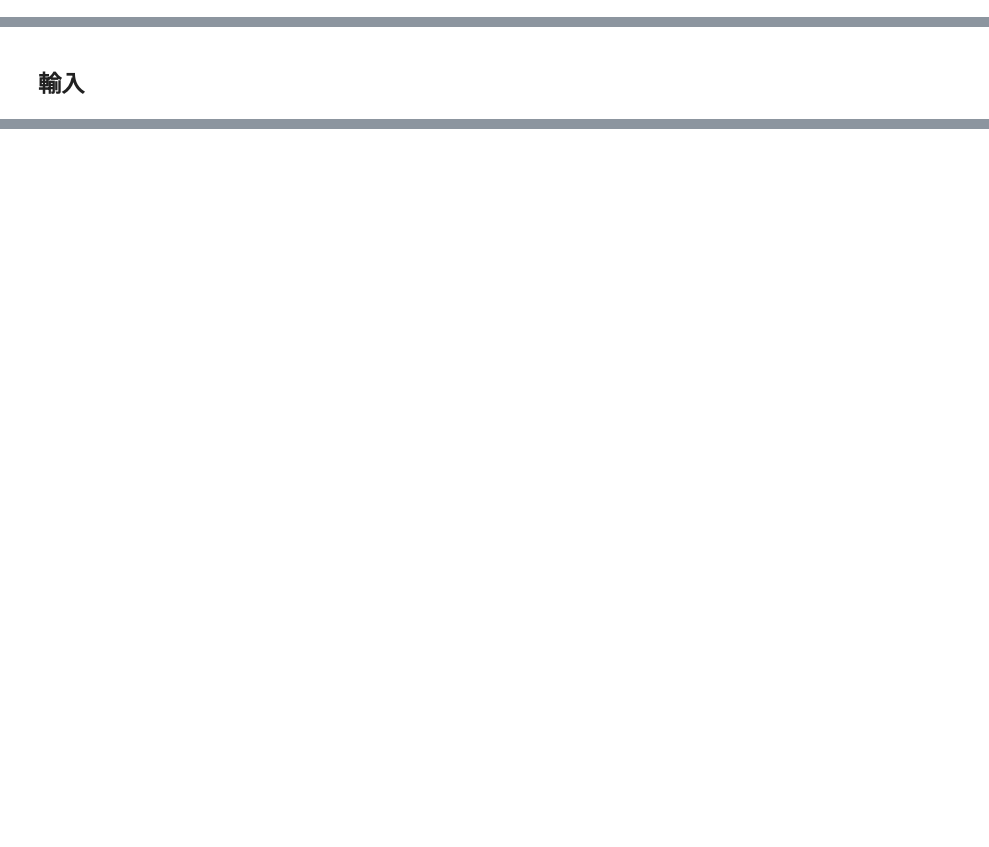
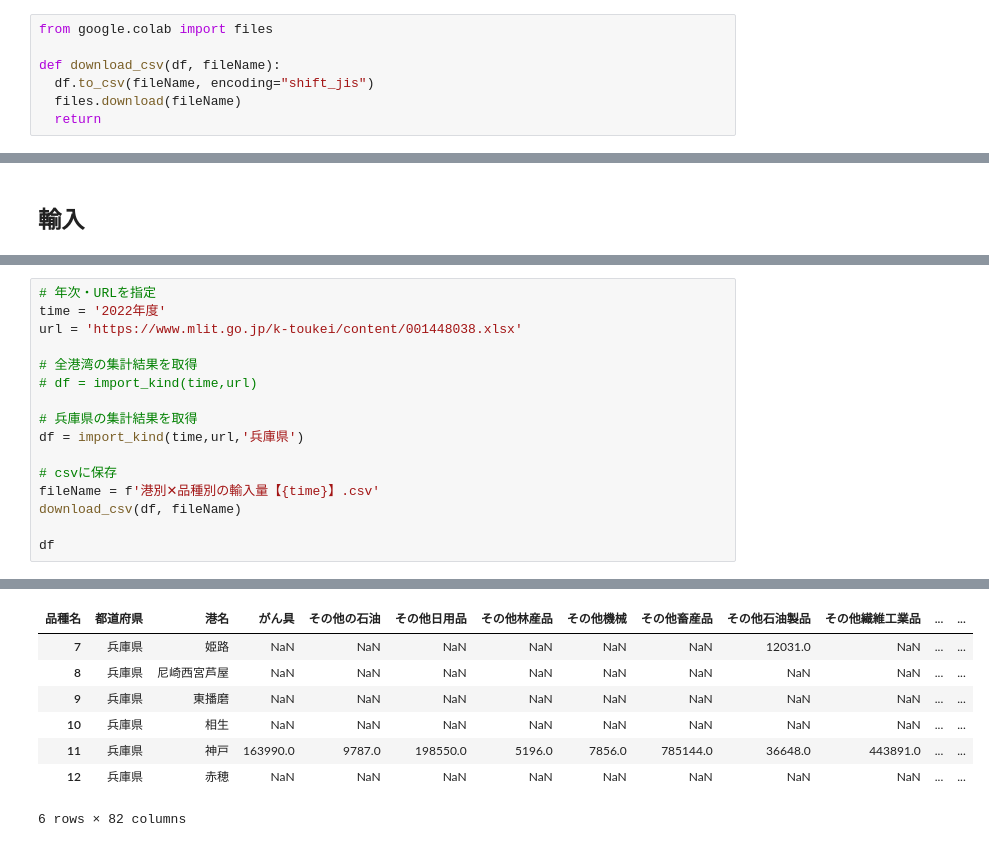
Before and after one commit to dicechick373/google-colab, a Jupyter notebook: 2022_kouwan/港湾統計（全国）.ipynb, the cells around one changed output, grey strips where cells are left out. Cells and saved outputs as stored; diff of their text form; blank space fills up the shorter version.

Commit message:
Colaboratory を使用して作成しました

```diff
--- a/2022_kouwan/港湾統計（全国）.ipynb
+++ b/2022_kouwan/港湾統計（全国）.ipynb
@@ -35,0 +40,7 @@ def get_excel(url):
+# %%
+from google.colab import files
+
+def download_csv(df, fileName):
+  df.to_csv(fileName, encoding="shift_jis")
+  files.download(fileName)
+  return
@@ -37,0 +73,17 @@ def get_excel(url):
+# %%
+# 年次・URLを指定
+time = '2022年度'
+url = 'https://www.mlit.go.jp/k-toukei/content/001448038.xlsx'
+
+# 全港湾の集計結果を取得
+# df = import_kind(time,url)
+
+# 兵庫県の集計結果を取得
+df = import_kind(time,url,'兵庫県')
+
+# csvに保存
+fileName = f'港別✕品種別の輸入量【{time}】.csv'
+download_csv(df, fileName)
+
+df
+# %% [output]
@@ -37,0 +92,8 @@ def get_excel(url):
+| 品種名 | 都道府県 | 港名 | がん具 | その他の石油 | その他日用品 | その他林産品 | その他機械 | その他畜産品 | その他石油製品 | その他繊維工業品 | ... | ... |
+| 7 | 兵庫県 | 姫路 | NaN | NaN | NaN | NaN | NaN | NaN | 12031.0 | NaN | ... | ... |
+| 8 | 兵庫県 | 尼崎西宮芦屋 | NaN | NaN | NaN | NaN | NaN | NaN | NaN | NaN | ... | ... |
+| 9 | 兵庫県 | 東播磨 | NaN | NaN | NaN | NaN | NaN | NaN | NaN | NaN | ... | ... |
+| 10 | 兵庫県 | 相生 | NaN | NaN | NaN | NaN | NaN | NaN | NaN | NaN | ... | ... |
+| 11 | 兵庫県 | 神戸 | 163990.0 | 9787.0 | 198550.0 | 5196.0 | 7856.0 | 785144.0 | 36648.0 | 443891.0 | ... | ... |
+| 12 | 兵庫県 | 赤穂 | NaN | NaN | NaN | NaN | NaN | NaN | NaN | NaN | ... | ... |
+6 rows × 82 columns
```
Also changed, not shown: parts of 10 cells of this notebook.
